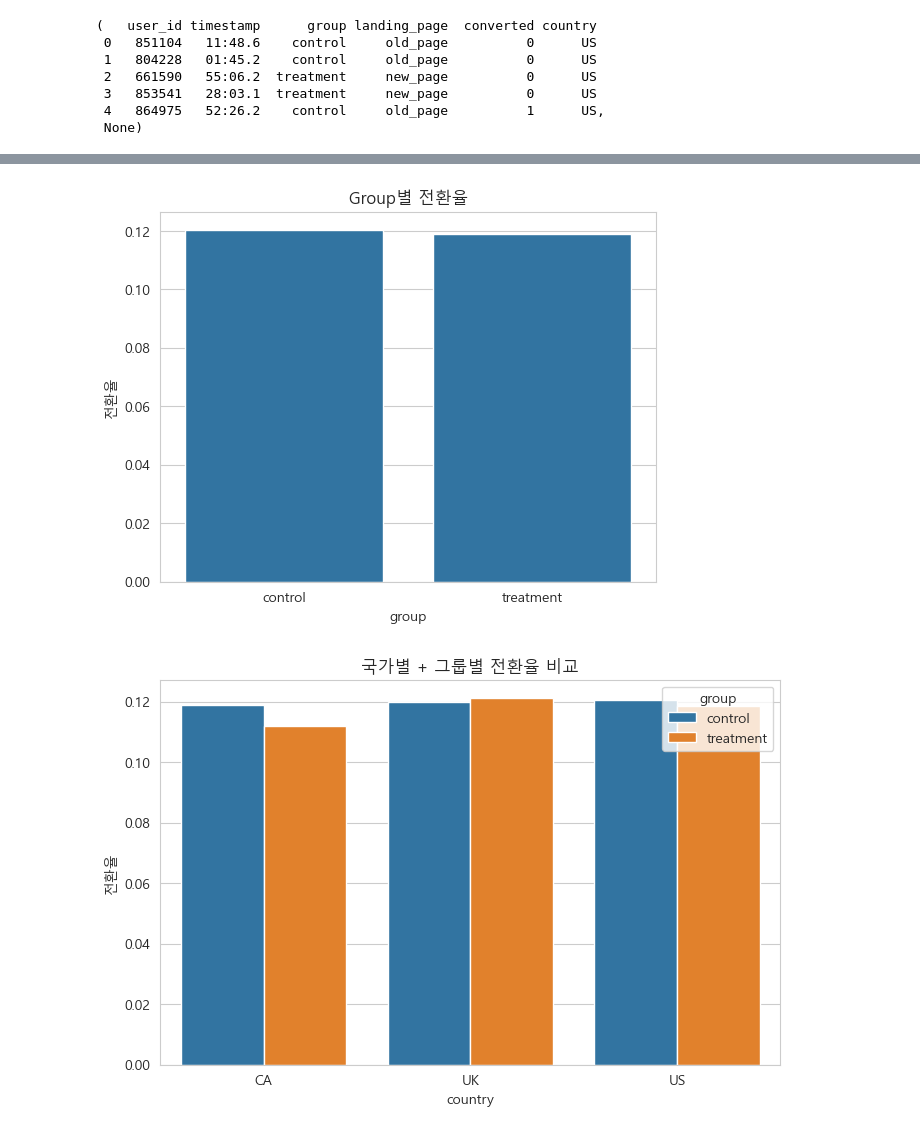
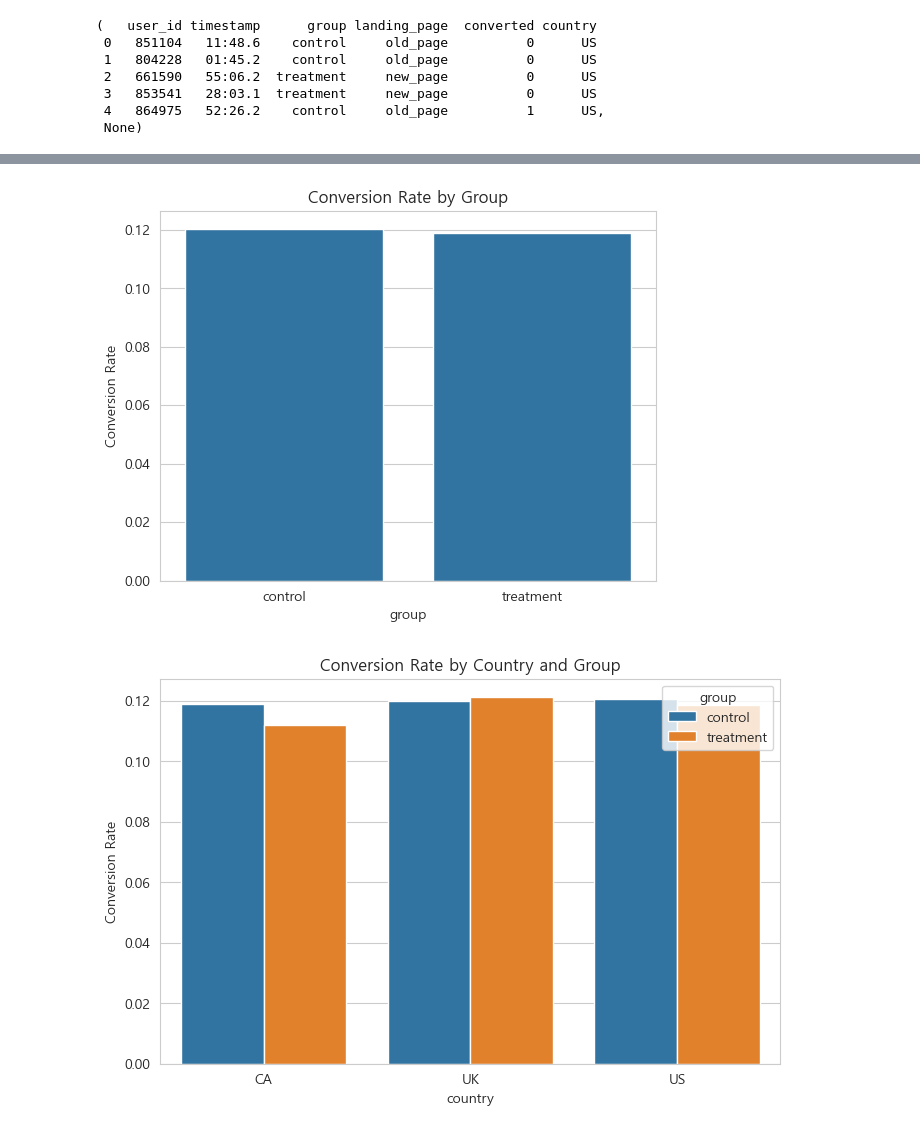
Before and after one commit to Junemo-hub/ab-test-experiment-design, a Jupyter notebook: 01_abtest_ecommerce_2022/notebooks/01_data_eda.ipynb, the cells around one changed output, grey strips where cells are left out. Cells and saved outputs as stored; diff of their text form; code cells hidden in the pictures.

```diff
--- a/01_abtest_ecommerce_2022/notebooks/01_data_eda.ipynb
+++ b/01_abtest_ecommerce_2022/notebooks/01_data_eda.ipynb
@@ -73,22 +73,22 @@ Name: count, dtype: int64
 # %%
 import os
 os.makedirs('../outputs/figures', exist_ok=True)
 
-# 4. 전환률 분석
+# 4. Conversion Rate Analysis by Group
 convert_rate = df.groupby('group')['converted'].mean().reset_index()
 sns.barplot(data=convert_rate, x='group', y='converted')
-plt.title('Group별 전환율')
-plt.ylabel('전환율')
+plt.title('Conversion Rate by Group')
+plt.ylabel('Conversion Rate')
 plt.savefig('../outputs/figures/1_group_conversion.png')
 
-# 5. 국가별/그룹별 전환율
+# 5. Conversion Rate by Country and Group
 ct = df.groupby(['country','group'])['converted'].mean().reset_index()
 plt.figure(figsize=(8,5))
 sns.barplot(data=ct, x='country', y='converted', hue='group')
-plt.title('국가별 + 그룹별 전환율 비교')
-plt.ylabel('전환율')
+plt.title('Conversion Rate by Country and Group')
+plt.ylabel('Conversion Rate')
 plt.savefig('../outputs/figures/2_country_group_conv.png')
 # %% [output]
-[figure, old version]
+[figure, new version]
-[figure, old version]
+[figure, new version]
 # %%
```
Also changed, not shown: parts of 5 cells of this notebook, 3 other files.
